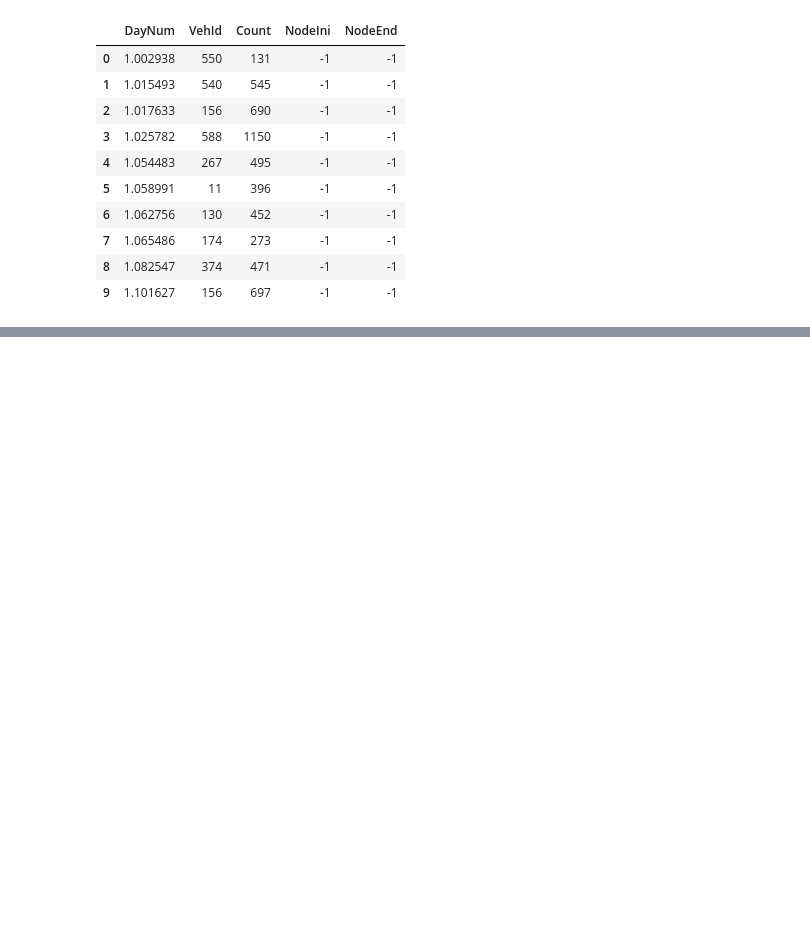
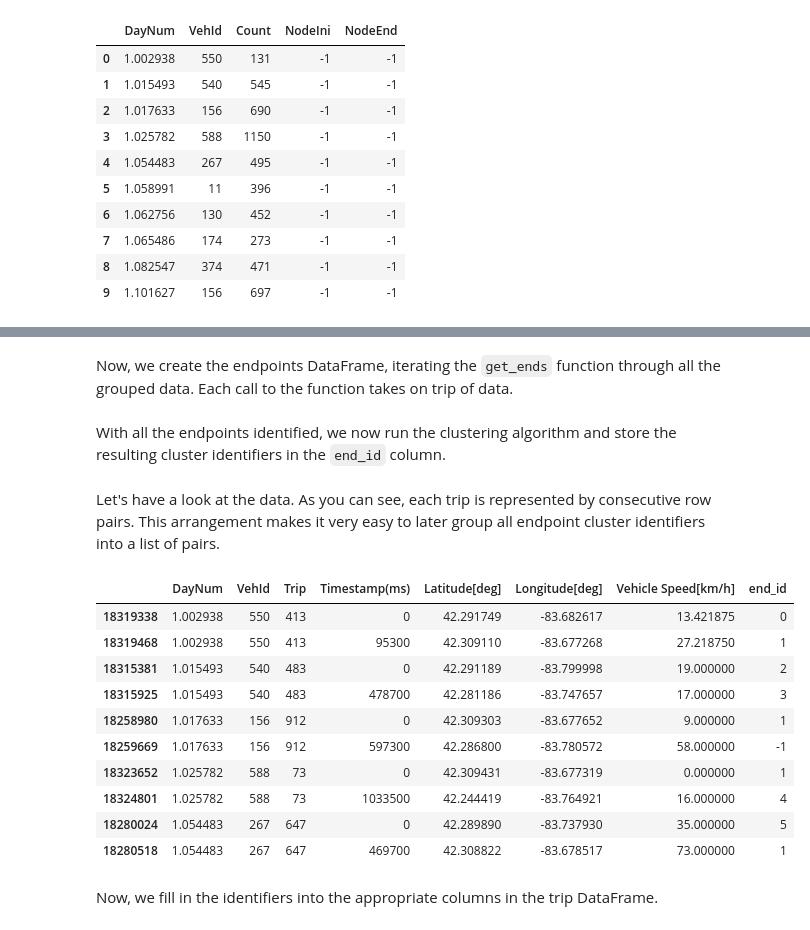
Before and after one commit to joaofig/trip-graph, a Jupyter notebook: 2-calculate-endpoints.ipynb, the cells around one changed output, grey strips where cells are left out. Cells and saved outputs as stored; diff of their text form; code cells hidden in the pictures; blank space fills up the shorter version.

```diff
--- a/2-calculate-endpoints.ipynb
+++ b/2-calculate-endpoints.ipynb
@@ -100,8 +132,26 @@ def get_trip_end(row):
 # %%
 grp = df.groupby(by=['DayNum', 'VehId'])
+# %% [markdown]
+Now, we create the endpoints DataFrame, iterating the `get_ends` function through all the grouped data. Each call to the function takes on trip of data.
 # %%
 ends_df = pd.concat([get_ends(d) for k, d in grp])
+# %% [markdown]
+With all the endpoints identified, we now run the clustering algorithm and store the resulting cluster identifiers in the `end_id` column.
 # %%
 ends_df = cluster_ends(ends_df)
+# %% [markdown]
+Let's have a look at the data. As you can see, each trip is represented by consecutive row pairs. This arrangement makes it very easy to later group all endpoint cluster identifiers into a list of pairs.
 # %%
-ends_df
+ends_df.head(10)
+# %% [output]
+|  | DayNum | VehId | Trip | Timestamp(ms) | Latitude[deg] | Longitude[deg] | Vehicle Speed[km/h] | end_id |
+| 18319338 | 1.002938 | 550 | 413 | 0 | 42.291749 | -83.682617 | 13.421875 | 0 |
+| 18319468 | 1.002938 | 550 | 413 | 95300 | 42.309110 | -83.677268 | 27.218750 | 1 |
+| 18315381 | 1.015493 | 540 | 483 | 0 | 42.291189 | -83.799998 | 19.000000 | 2 |
+| 18315925 | 1.015493 | 540 | 483 | 478700 | 42.281186 | -83.747657 | 17.000000 | 3 |
+| 18258980 | 1.017633 | 156 | 912 | 0 | 42.309303 | -83.677652 | 9.000000 | 1 |
+| 18259669 | 1.017633 | 156 | 912 | 597300 | 42.286800 | -83.780572 | 58.000000 | -1 |
+| 18323652 | 1.025782 | 588 | 73 | 0 | 42.309431 | -83.677319 | 0.000000 | 1 |
+| 18324801 | 1.025782 | 588 | 73 | 1033500 | 42.244419 | -83.764921 | 16.000000 | 4 |
+| 18280024 | 1.054483 | 267 | 647 | 0 | 42.289890 | -83.737930 | 35.000000 | 5 |
+| 18280518 | 1.054483 | 267 | 647 | 469700 | 42.308822 | -83.678517 | 73.000000 | 1 |
@@ -112,3 +158,5 @@ ends_df
+# %% [markdown]
+Now, we fill in the identifiers into the appropriate columns in the trip DataFrame.
 # %%
 trip_df['NodeIni'] = trip_df.apply(get_trip_ini, axis=1)
 trip_df['NodeEnd'] = trip_df.apply(get_trip_end, axis=1)
```
Also changed, not shown: parts of 46 cells of this notebook, 5 other files.
